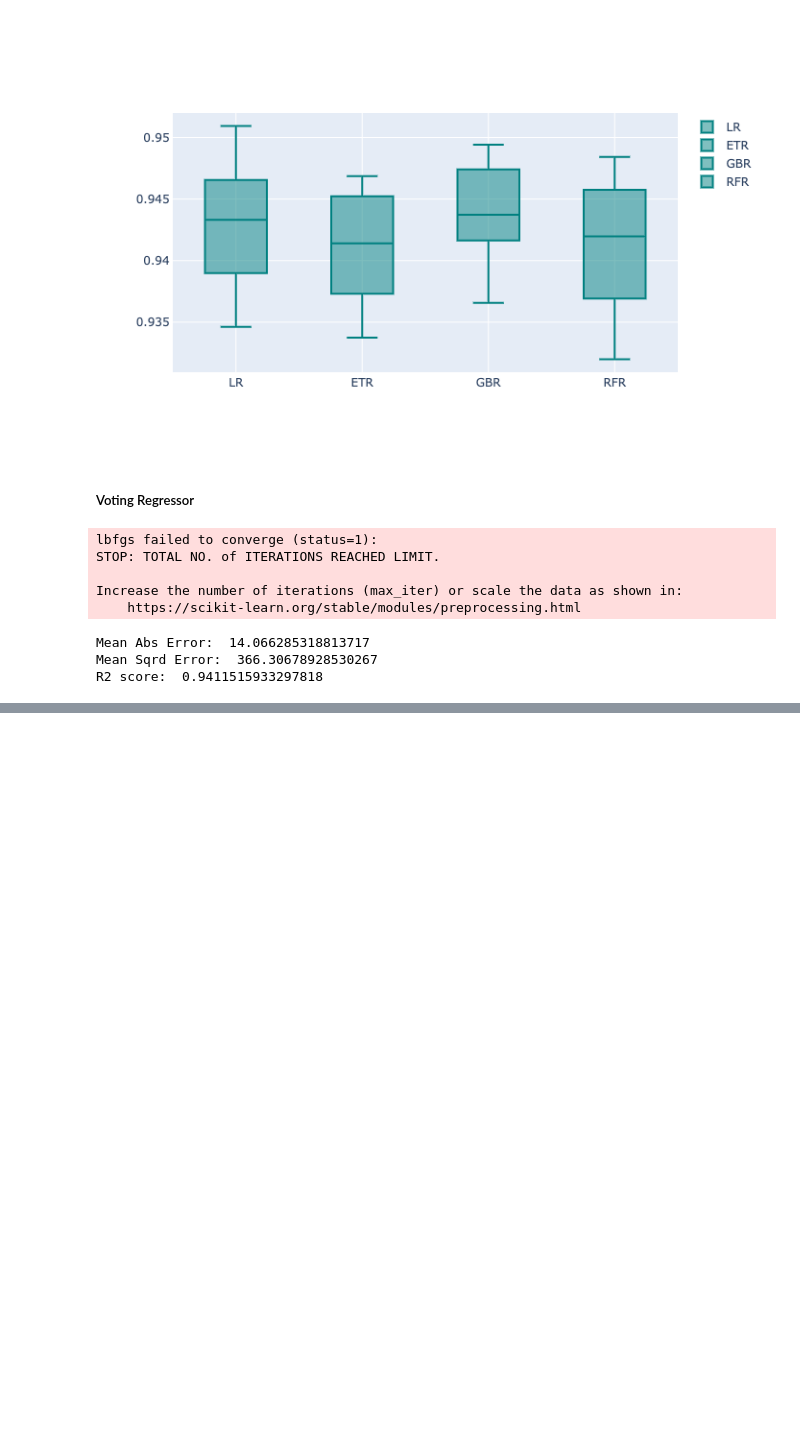
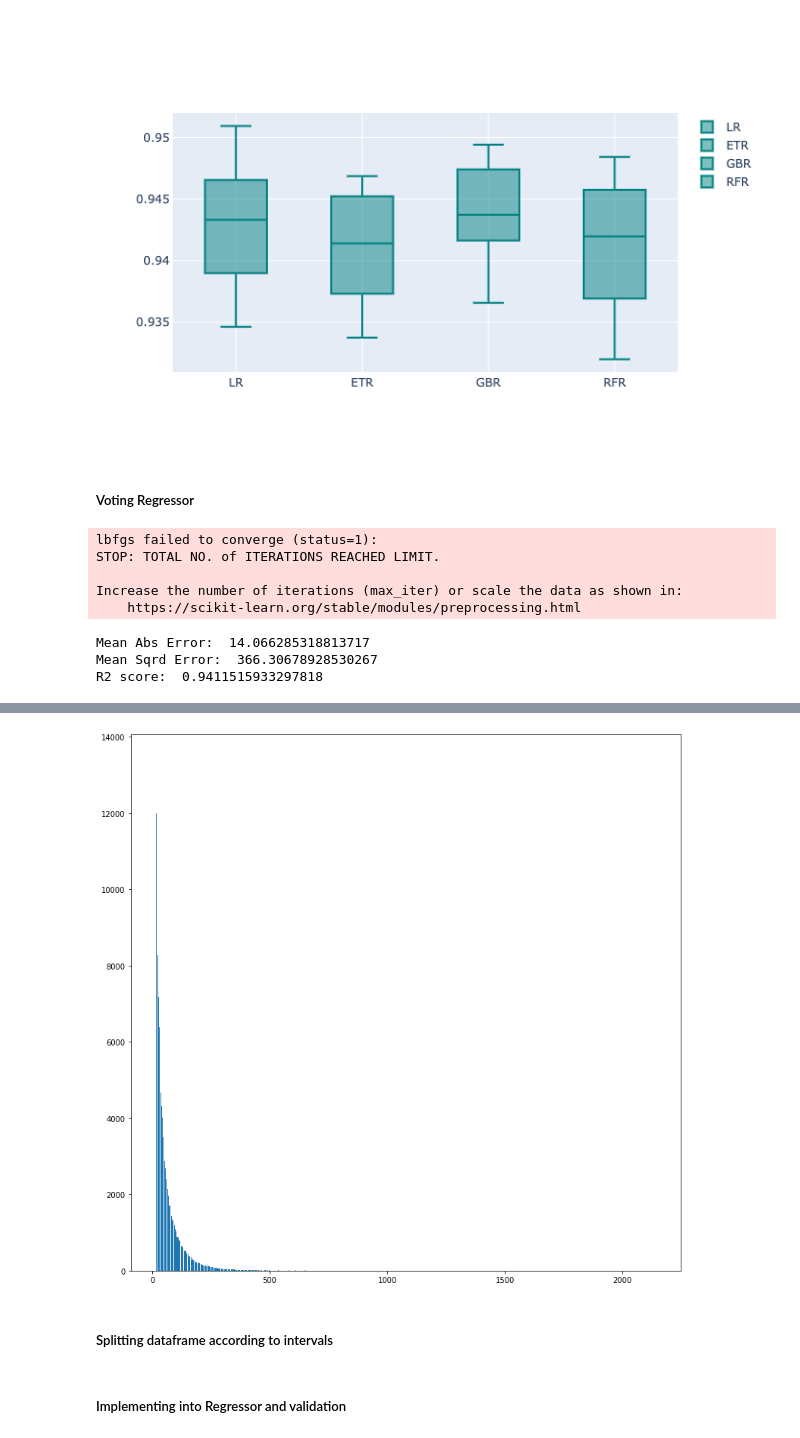
Before and after one commit to gayu28/ML_projects, a Jupyter notebook: Flight_Delay_pred/regr01.ipynb, the cells around one changed output, grey strips where cells are left out. Cells and saved outputs as stored; diff of their text form; code cells hidden in the pictures; blank space fills up the shorter version.

```diff
--- a/Flight_Delay_pred/regr01.ipynb
+++ b/Flight_Delay_pred/regr01.ipynb
@@ -346,0 +371,9 @@ R2 score:  0.9411515933297818
+# %%
+import seaborn as sns
+plt.figure(figsize=(13,13))
+plt.bar(fk.index,fk['ArrDelayMinutes'])
+plt.show()
+# %% [output]
+[figure, added]
+# %% [markdown]
+##### Splitting dataframe according to intervals
@@ -346,0 +389,2 @@ R2 score:  0.9411515933297818
+# %% [markdown]
+##### Implementing into Regressor and validation
```
Also changed, not shown: parts of 9 cells of this notebook.
